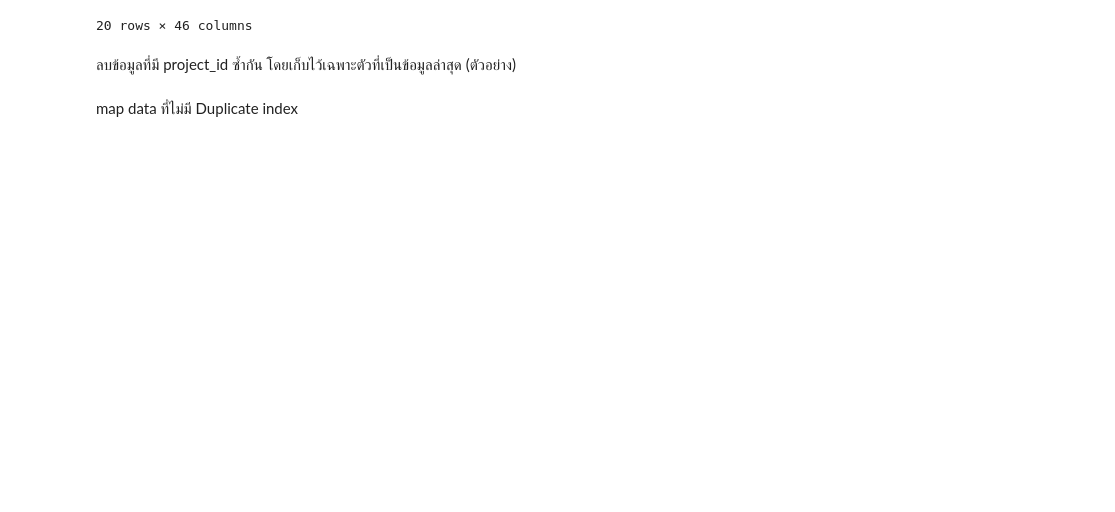
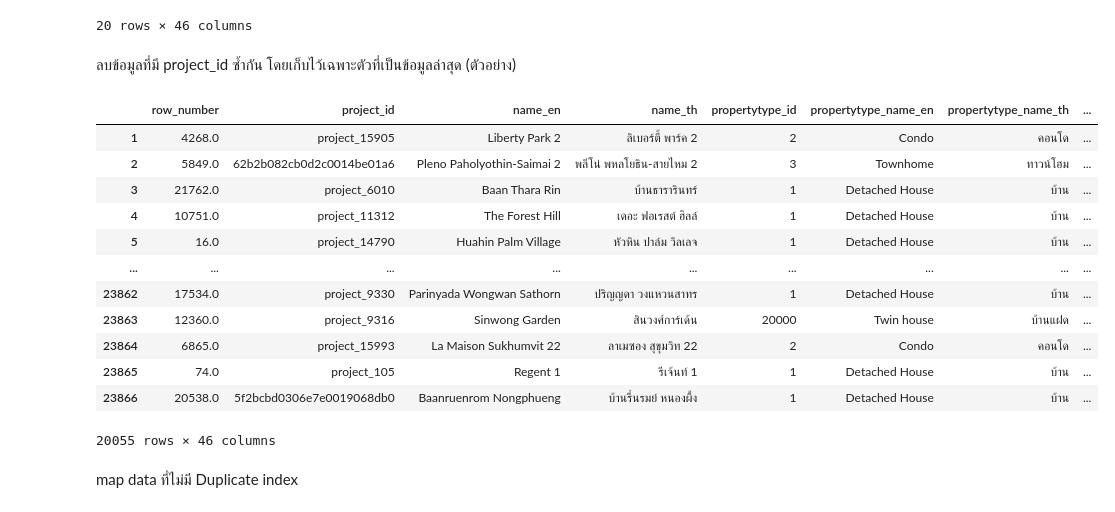
Before and after one commit to sasi-nk/BSC_DPDM2025, a Jupyter notebook: Ch3_Data_Preprocessing.ipynb, the cells around one changed output. Cells and saved outputs as stored; diff of their text form; code cells hidden in the pictures; blank space fills up the shorter version.

```diff
--- a/Ch3_Data_Preprocessing.ipynb
+++ b/Ch3_Data_Preprocessing.ipynb
@@ -481,6 +481,21 @@ project_df[project_df.duplicated(subset=['project_id'], keep=False)].head(20).so
 ลบข้อมูลที่มี project_id ซ้ำกัน โดยเก็บไว้เฉพาะตัวที่เป็นข้อมูลล่าสุด (ตัวอย่าง)
 # %%
 project_df_dedup = project_df.drop_duplicates(subset=['project_id'], keep='last')
+project_df_dedup
+# %% [output]
+|  | row_number | project_id | name_en | name_th | propertytype_id | propertytype_name_en | propertytype_name_th | ... |
+| 1 | 4268.0 | project_15905 | Liberty Park 2 | ลิเบอร์ตี้ พาร์ค 2 | 2 | Condo | คอนโด | ... |
+| 2 | 5849.0 | 62b2b082cb0d2c0014be01a6 | Pleno Paholyothin-Saimai 2 | พลีโน่ พหลโยธิน-สายไหม 2 | 3 | Townhome | ทาวน์โฮม | ... |
+| 3 | 21762.0 | project_6010 | Baan Thara Rin | บ้านธารารินทร์ | 1 | Detached House | บ้าน | ... |
+| 4 | 10751.0 | project_11312 | The Forest Hill | เดอะ ฟอเรสต์ ฮิลล์ | 1 | Detached House | บ้าน | ... |
+| 5 | 16.0 | project_14790 | Huahin Palm Village | หัวหิน ปาล์ม วิลเลจ | 1 | Detached House | บ้าน | ... |
+| ... | ... | ... | ... | ... | ... | ... | ... | ... |
+| 23862 | 17534.0 | project_9330 | Parinyada Wongwan Sathorn | ปริญญดา วงแหวนสาทร | 1 | Detached House | บ้าน | ... |
+| 23863 | 12360.0 | project_9316 | Sinwong Garden | สินวงศ์การ์เด้น | 20000 | Twin house | บ้านแฝด | ... |
+| 23864 | 6865.0 | project_15993 | La Maison Sukhumvit 22 | ลาเมซอง สุขุมวิท 22 | 2 | Condo | คอนโด | ... |
+| 23865 | 74.0 | project_105 | Regent 1 | รีเจ้นท์ 1 | 1 | Detached House | บ้าน | ... |
+| 23866 | 20538.0 | 5f2bcbd0306e7e0019068db0 | Baanruenrom Nongphueng | บ้านรื่นรมย์ หนองผึ้ง | 1 | Detached House | บ้าน | ... |
+20055 rows × 46 columns
 # %% [markdown]
 map data ที่ไม่มี Duplicate index
 # %%
```
Also changed, not shown: parts of 4 cells of this notebook.
